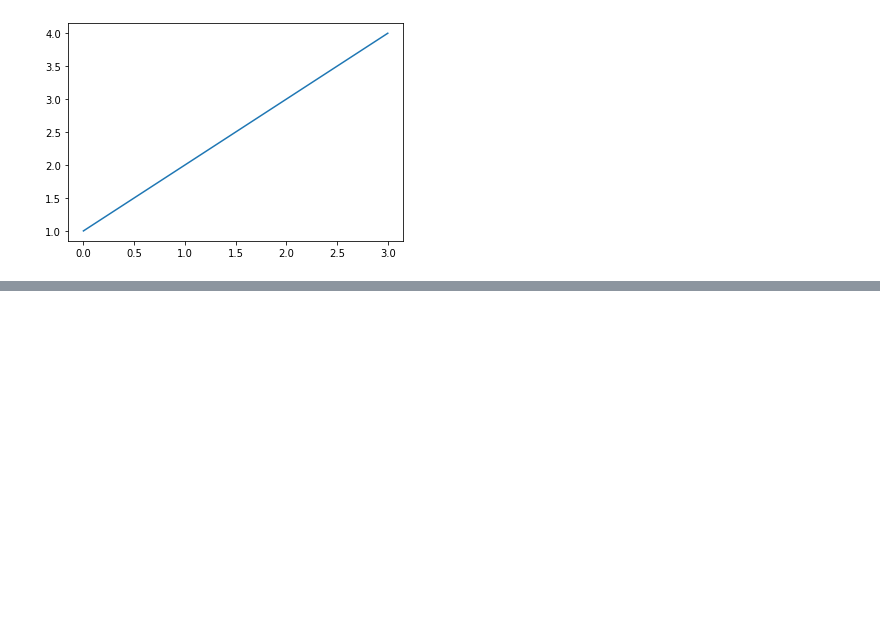
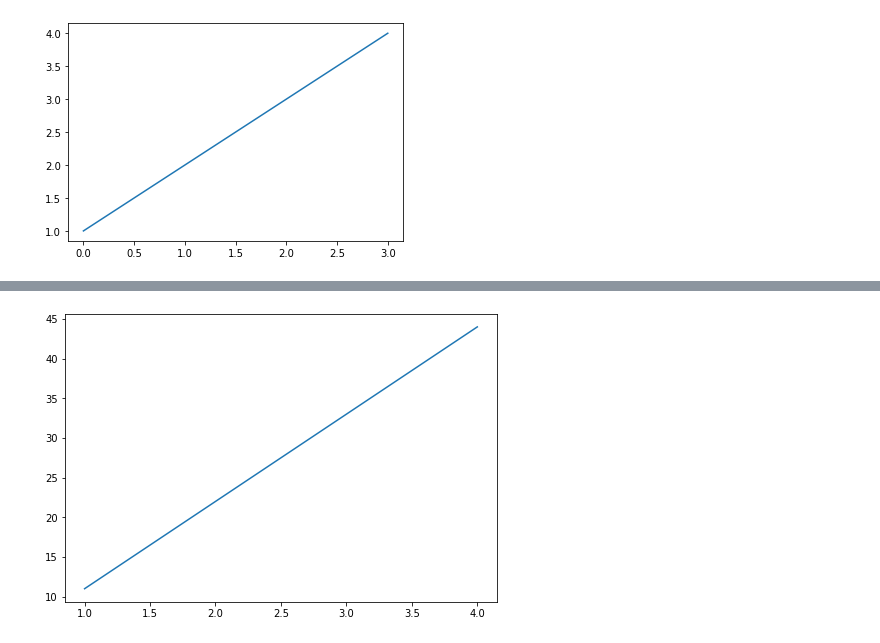
Before and after one commit to af-kuas/Proje-ve-Calimalar, a Jupyter notebook: ML - Matplotlib/introduction-to-matplotlib.ipynb, the cells around one changed output, grey strips where cells are left out. Cells and saved outputs as stored; diff of their text form; code cells hidden in the pictures; blank space fills up the shorter version.

```diff
--- a/ML - Matplotlib/introduction-to-matplotlib.ipynb
+++ b/ML - Matplotlib/introduction-to-matplotlib.ipynb
@@ -31,0 +41,8 @@ plt.plot(x,y)
+# %%
+# 2nd method
+fig = plt.figure()
+ax = fig.add_axes([1,1,1,1])
+ax.plot(x,y)
+plt.show()
+# %% [output]
+[figure, added]
```
Also changed, not shown: parts of 3 cells of this notebook, 2 other files.
